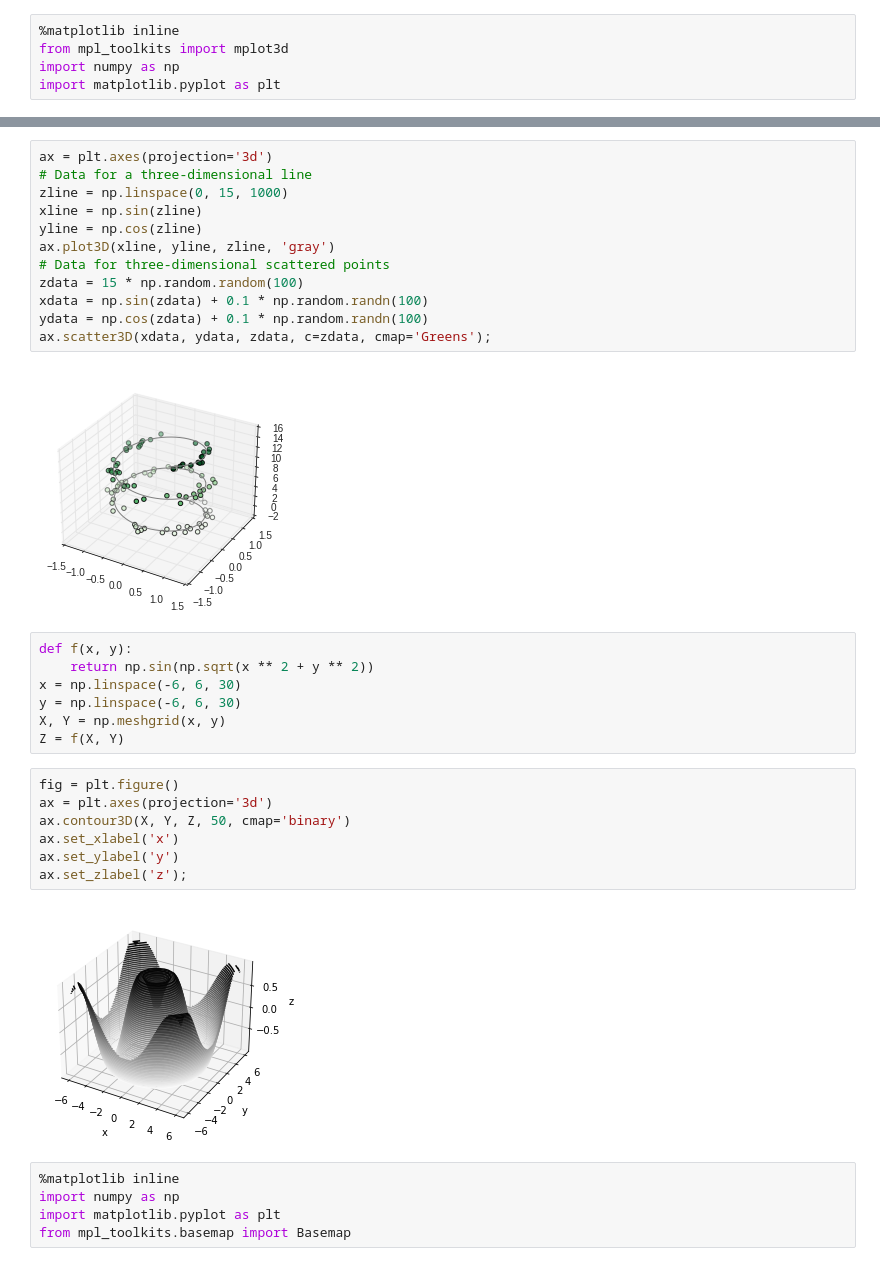
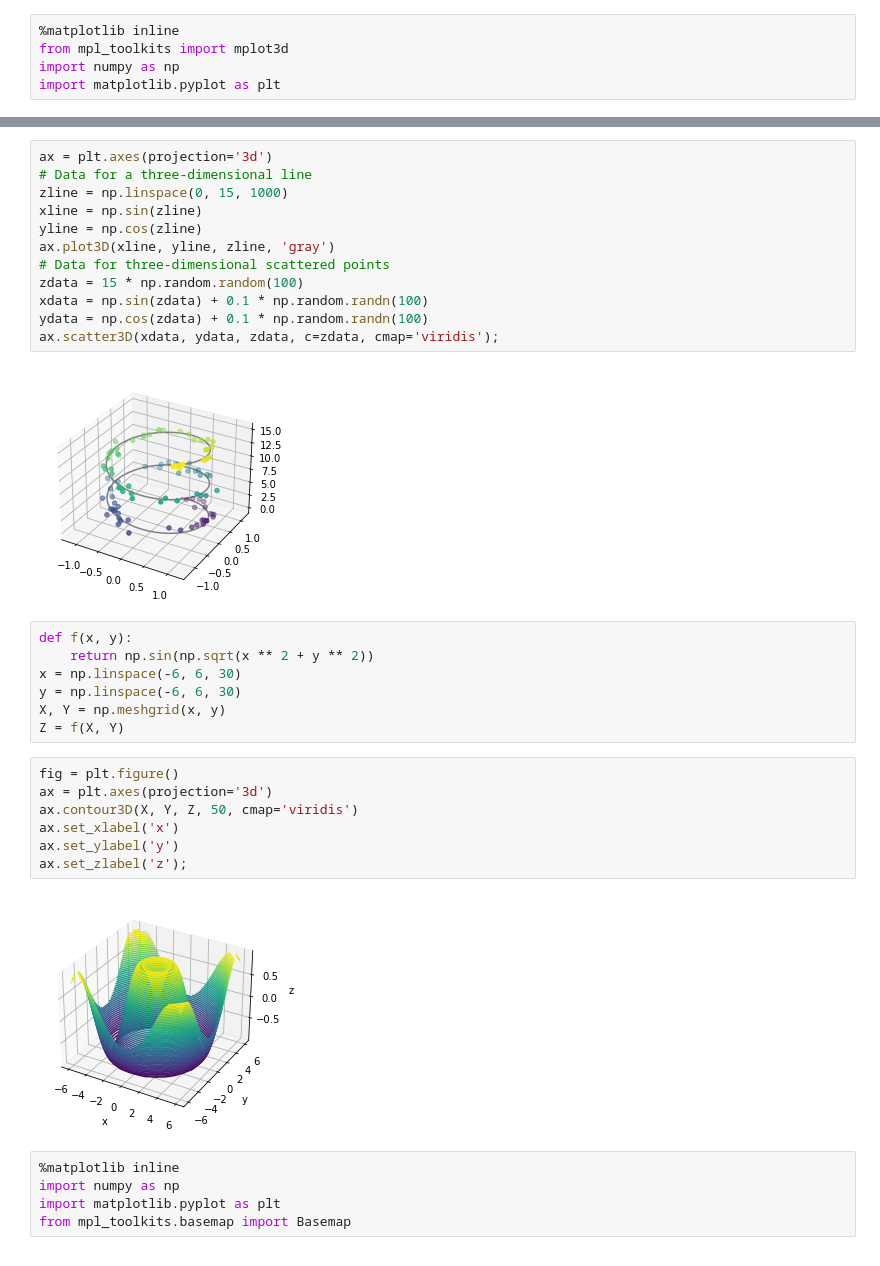
Before and after one commit to luisbarboza27/Notebooks_CA0502, a Jupyter notebook: Semana_5_1.ipynb, the cells around one changed output, grey strips where cells are left out. Saved outputs shown, nothing was run; the diff lists cells and outputs as text.

```diff
--- a/Semana_5_1.ipynb
+++ b/Semana_5_1.ipynb
@@ -410,17 +410,17 @@ ax = plt.axes(projection='3d')
 # %%
 ax = plt.axes(projection='3d')
 # Data for a three-dimensional line
 zline = np.linspace(0, 15, 1000)
 xline = np.sin(zline)
 yline = np.cos(zline)
 ax.plot3D(xline, yline, zline, 'gray')
 # Data for three-dimensional scattered points
 zdata = 15 * np.random.random(100)
 xdata = np.sin(zdata) + 0.1 * np.random.randn(100)
 ydata = np.cos(zdata) + 0.1 * np.random.randn(100)
-ax.scatter3D(xdata, ydata, zdata, c=zdata, cmap='Greens');
+ax.scatter3D(xdata, ydata, zdata, c=zdata, cmap='viridis');
 # %% [output]
-[figure, old version]
+[figure, new version]
 # %%
 def f(x, y):
     return np.sin(np.sqrt(x ** 2 + y ** 2))
@@ -431,12 +431,12 @@ Z = f(X, Y)
 # %%
 fig = plt.figure()
 ax = plt.axes(projection='3d')
-ax.contour3D(X, Y, Z, 50, cmap='binary')
+ax.contour3D(X, Y, Z, 50, cmap='viridis')
 ax.set_xlabel('x')
 ax.set_ylabel('y')
 ax.set_zlabel('z');
 # %% [output]
-[figure, old version]
+[figure, new version]
 # %%
 %matplotlib inline
 import numpy as np
```
Also changed, not shown: parts of 2 cells of this notebook.
